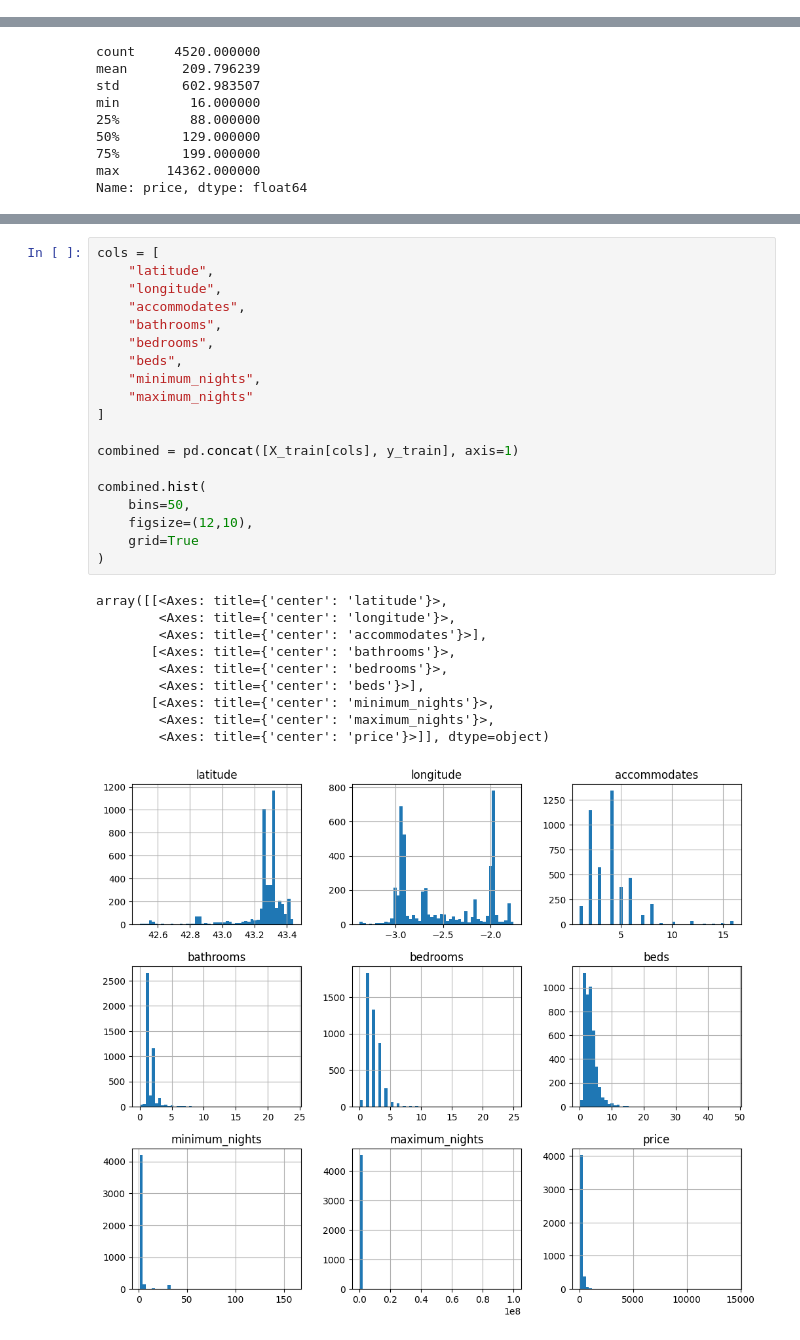
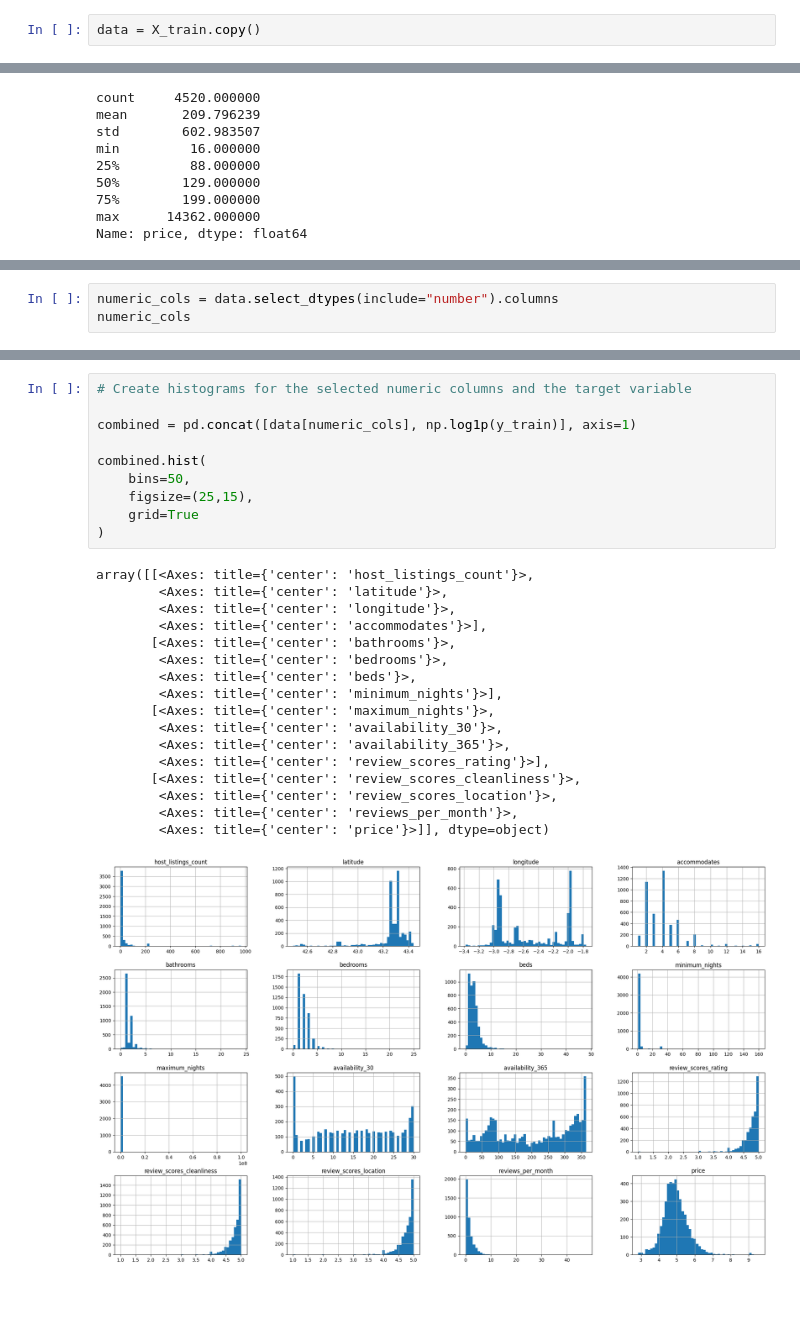
Before and after one commit to Batujan/Airbnb_Basque_Country_Price_Prediction, a Jupyter notebook: notebooks/01_data_exploration.ipynb, the cells around one changed output, grey strips where cells are left out. Drawn from its saved outputs; the diff is of its cells as text; blank space fills up the shorter version.

Commit message:
Analysis of numerical features

```diff
--- a/notebooks/01_data_exploration.ipynb
+++ b/notebooks/01_data_exploration.ipynb
@@ -78,4 +83,6 @@ X_train, X_test, y_train, y_test = train_test_split(
 # Remove the price bins from each set.
 X_train = X_train.drop(columns=["price_bin"])
 X_test = X_test.drop(columns=["price_bin"])
+# %%
+data = X_train.copy()
 # %%
@@ -159,0 +235,3 @@ Name: price, dtype: float64
+# %%
+numeric_cols = data.select_dtypes(include="number").columns
+numeric_cols
@@ -160,30 +265,28 @@ Name: price, dtype: float64
 # %%
-cols = [
-    "latitude",
-    "longitude",
-    "accommodates",
-    "bathrooms",
-    "bedrooms",
-    "beds",
-    "minimum_nights",
-    "maximum_nights"
-]
+# Create histograms for the selected numeric columns and the target variable
 
-combined = pd.concat([X_train[cols], y_train], axis=1)
+combined = pd.concat([data[numeric_cols], np.log1p(y_train)], axis=1)
 
 combined.hist(
     bins=50,
-    figsize=(12,10),
+    figsize=(25,15),
     grid=True
 )
 # %% [output]
-array([[<Axes: title={'center': 'latitude'}>,
+array([[<Axes: title={'center': 'host_listings_count'}>,
+        <Axes: title={'center': 'latitude'}>,
         <Axes: title={'center': 'longitude'}>,
         <Axes: title={'center': 'accommodates'}>],
        [<Axes: title={'center': 'bathrooms'}>,
         <Axes: title={'center': 'bedrooms'}>,
-        <Axes: title={'center': 'beds'}>],
-       [<Axes: title={'center': 'minimum_nights'}>,
-        <Axes: title={'center': 'maximum_nights'}>,
+        <Axes: title={'center': 'beds'}>,
+        <Axes: title={'center': 'minimum_nights'}>],
+       [<Axes: title={'center': 'maximum_nights'}>,
+        <Axes: title={'center': 'availability_30'}>,
+        <Axes: title={'center': 'availability_365'}>,
+        <Axes: title={'center': 'review_scores_rating'}>],
+       [<Axes: title={'center': 'review_scores_cleanliness'}>,
+        <Axes: title={'center': 'review_scores_location'}>,
+        <Axes: title={'center': 'reviews_per_month'}>,
         <Axes: title={'center': 'price'}>]], dtype=object)
-[figure, old version]
+[figure, new version]
```
Also changed, not shown: parts of 23 cells of this notebook, 4 other files.
